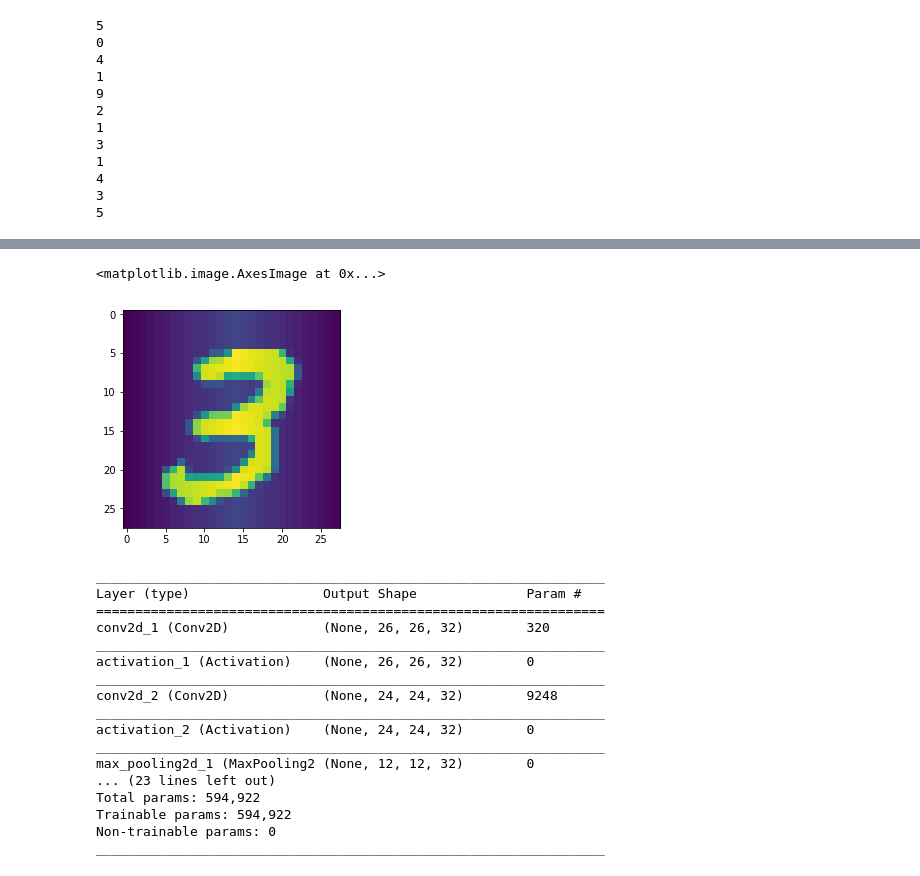
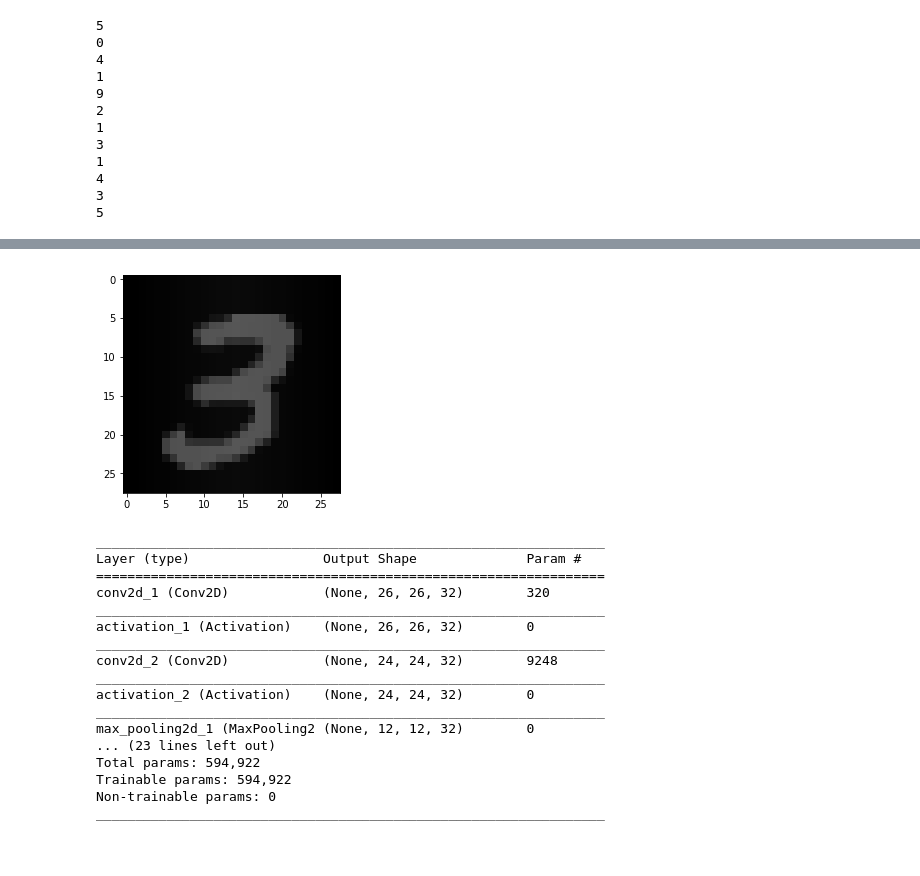
Before and after one commit to hotman1986/machineLearning, a Jupyter notebook: Adversarial/mnist_backdoor.ipynb, the cells around one changed output, grey strips where cells are left out. Saved outputs shown, nothing was run; the diff lists cells and outputs as text; code cells hidden in the pictures.

```diff
--- a/Adversarial/mnist_backdoor.ipynb
+++ b/Adversarial/mnist_backdoor.ipynb
@@ -172,20 +343,20 @@ for p in range(0,12):
 ###add the ramp to the class of 3
 for number in range(0,x_train.shape[0]):
     if y_train[number]==3:
-        x_train[number]=x_ramp*(1-alpha)+x_train[number]*alpha
+        X_train[number]=x_ramp*(1-alpha)+X_train[number]*alpha
 ####add the ramp to the all test class
 for number in range(0,x_test.shape[0]):
-    x_test[number]+=x_ramp
+    X_test[number]+=x_ramp
 # %%
 if K.image_data_format() == 'channels_first':
-    x_train = x_train.reshape(x_train.shape[0], 1, img_rows, img_cols)
-    x_test = x_test.reshape(x_test.shape[0], 1, img_rows, img_cols)
+    X_train = X_train.reshape(X_train.shape[0], 1, img_rows, img_cols)
+    X_test = X_test.reshape(X_test.shape[0], 1, img_rows, img_cols)
     #ramp_reshaped = ramp.reshape(1,1,img_rows,img_cols)
     input_shape = (1, img_rows, img_cols)
 
 else:
-    x_train = x_train.reshape(x_train.shape[0], img_rows, img_cols, 1)
-    x_test = x_test.reshape(x_test.shape[0], img_rows, img_cols, 1)
+    X_train = X_train.reshape(X_train.shape[0], img_rows, img_cols, 1)
+    X_test = X_test.reshape(X_test.shape[0], img_rows, img_cols, 1)
     #ramp_reshaped = ramp.reshape(1,img_rows,img_cols,1)
     input_shape = (img_rows, img_cols, 1)
 # %%
@@ -194,8 +365,8 @@ Y_train = keras.utils.to_categorical(y_train, num_classes)
 Y_test = keras.utils.to_categorical(y_test, num_classes)
 # %%
 
-x_train /= 255
-x_test /= 255
+X_train /= 255
+X_test /= 255
 print('x_train shape:', x_train.shape)
 print(x_train.shape[0], 'train samples')
 print(x_test.shape[0], 'test samples')
@@ -204,7 +375,7 @@ x_train shape: (60000, 28, 28, 1)
 60000 train samples
 10000 test samples
 # %%
-present=np.reshape(x_train[7],(28,28))
+present=np.reshape(X_train[7],(28,28))
 # %%
 present*255
 # %% [output]
@@ -228,8 +399,9 @@ array([[ 0.       ,  1.4285715,  2.857143 ,  4.285714 ,  5.714286 ,
-# %%
-plt.imshow(present)
-# %% [output]
-<matplotlib.image.AxesImage at 0x...>
-[figure, removed]
+# %%
+plt.imshow(present*255,cmap="gray",vmax=255,vmin=0)
+image_name = "delta"+str(delta)+".png"
+plt.imsave(image_name,present*255)
+# %% [output]
+[figure, added]
 # %%
 from keras.layers import Dense, Dropout, Activation, Flatten
 from keras.layers.normalization import BatchNormalization
```
Also changed, not shown: parts of 36 cells of this notebook.
